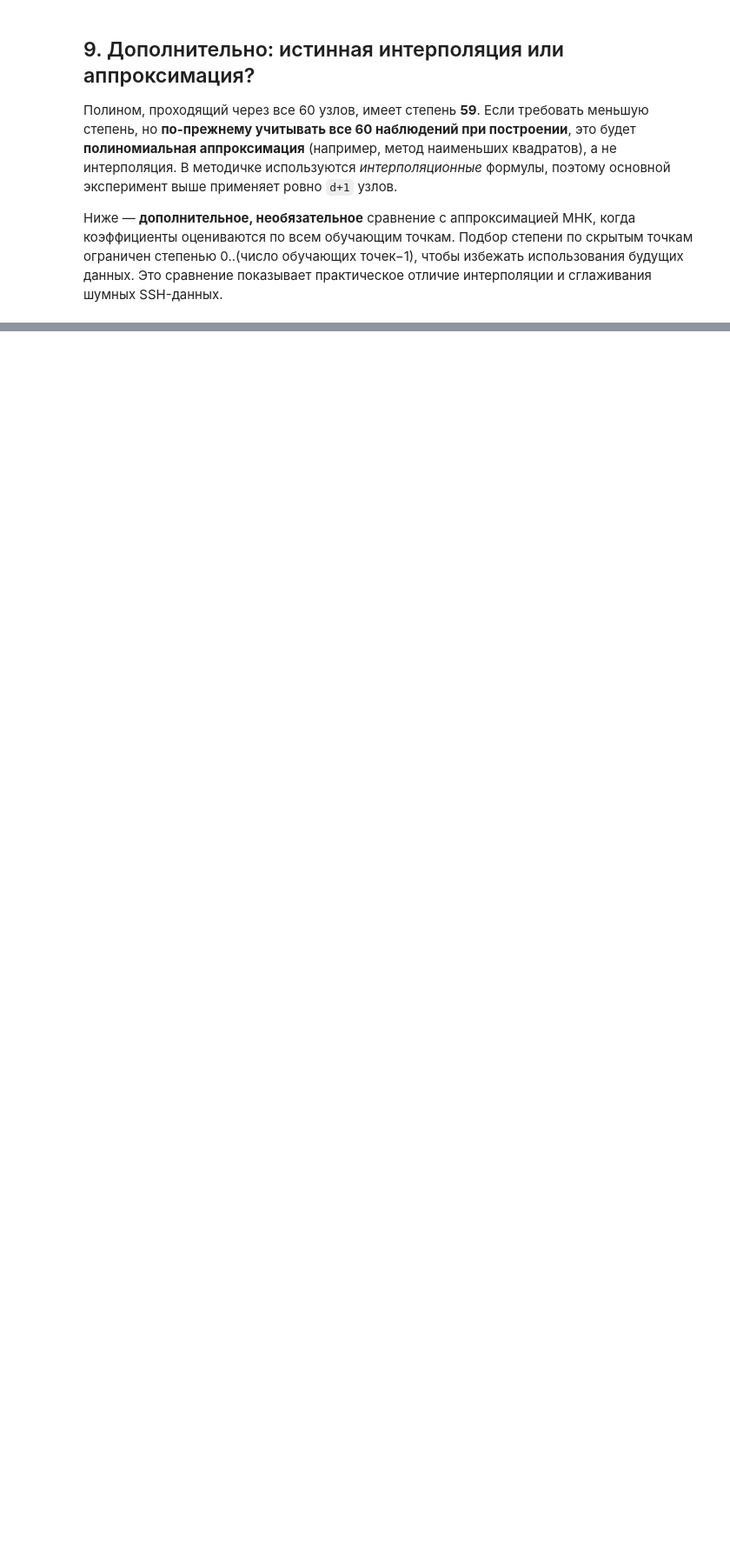
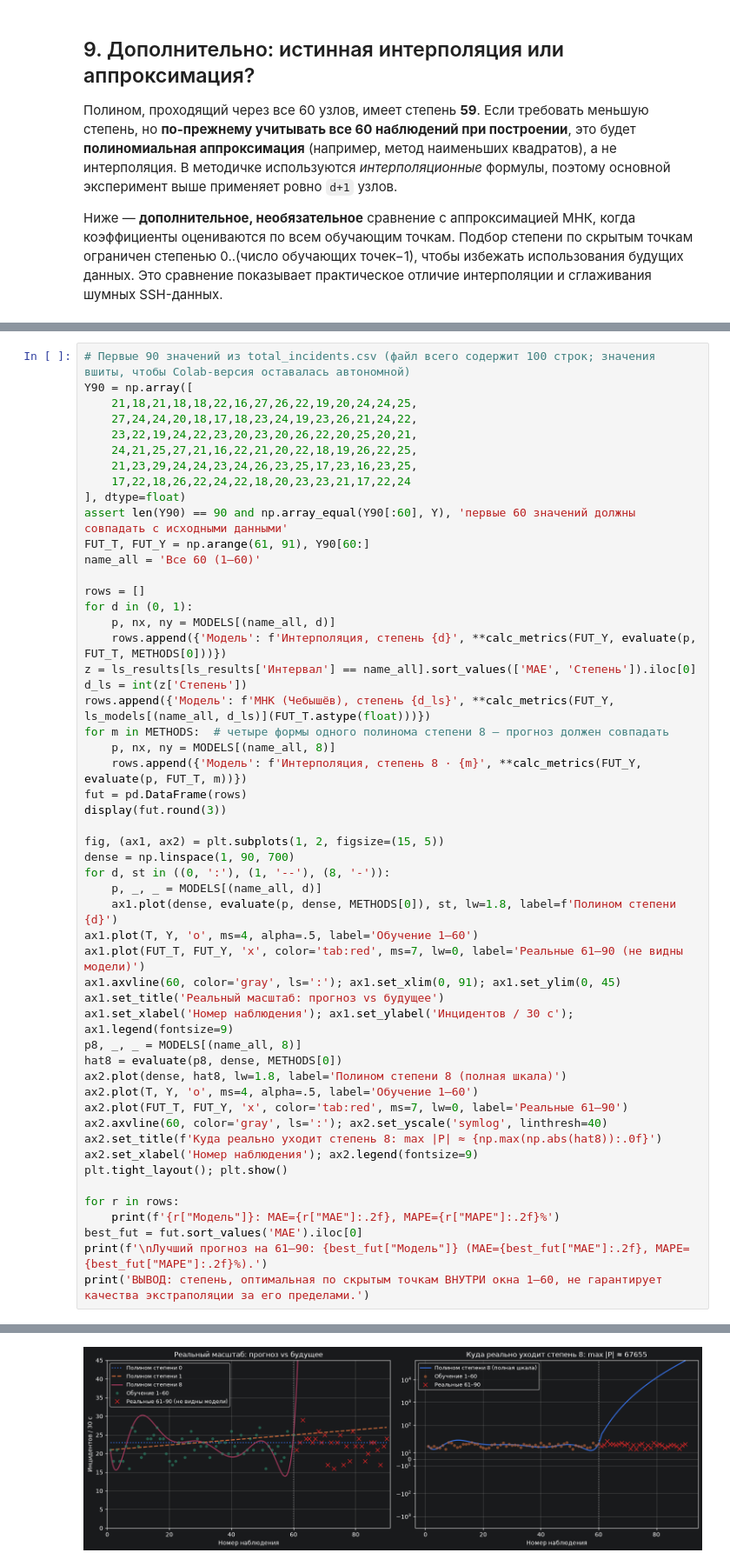
Before and after one commit to Llooleg/Ermakova10SEM, a Jupyter notebook: Практическая_4_SSH_полный_перебор_степеней_4_метода_Colab.ipynb, the cells around one changed output, grey strips where cells are left out. Shown at 87% size. Drawn from its saved outputs; the diff is of its cells as text; blank space fills up the shorter version.

```diff
--- a/Практическая_4_SSH_полный_перебор_степеней_4_метода_Colab.ipynb
+++ b/Практическая_4_SSH_полный_перебор_степеней_4_метода_Colab.ipynb
@@ -595,0 +552,53 @@ for name in INTERVALS:
+# %%
+# Первые 90 значений из total_incidents.csv (файл всего содержит 100 строк; значения вшиты, чтобы Colab-версия оставалась автономной)
+Y90 = np.array([
+    21,18,21,18,18,22,16,27,26,22,19,20,24,24,25,
+    27,24,24,20,18,17,18,23,24,19,23,26,21,24,22,
+    23,22,19,24,22,23,20,23,20,26,22,20,25,20,21,
+    24,21,25,27,21,16,22,21,20,22,18,19,26,22,25,
+    21,23,29,24,24,23,24,26,23,25,17,23,16,23,25,
+    17,22,18,26,22,24,22,18,20,23,23,21,17,22,24
+], dtype=float)
+assert len(Y90) == 90 and np.array_equal(Y90[:60], Y), 'первые 60 значений должны совпадать с исходными данными'
+FUT_T, FUT_Y = np.arange(61, 91), Y90[60:]
+name_all = 'Все 60 (1–60)'
+
+rows = []
+for d in (0, 1):
+    p, nx, ny = MODELS[(name_all, d)]
+    rows.append({'Модель': f'Интерполяция, степень {d}', **calc_metrics(FUT_Y, evaluate(p, FUT_T, METHODS[0]))})
+z = ls_results[ls_results['Интервал'] == name_all].sort_values(['MAE', 'Степень']).iloc[0]
+d_ls = int(z['Степень'])
+rows.append({'Модель': f'МНК (Чебышёв), степень {d_ls}', **calc_metrics(FUT_Y, ls_models[(name_all, d_ls)](FUT_T.astype(float)))})
+for m in METHODS:  # четыре формы одного полинома степени 8 — прогноз должен совпадать
+    p, nx, ny = MODELS[(name_all, 8)]
+    rows.append({'Модель': f'Интерполяция, степень 8 · {m}', **calc_metrics(FUT_Y, evaluate(p, FUT_T, m))})
+fut = pd.DataFrame(rows)
+display(fut.round(3))
+
+fig, (ax1, ax2) = plt.subplots(1, 2, figsize=(15, 5))
+dense = np.linspace(1, 90, 700)
+for d, st in ((0, ':'), (1, '--'), (8, '-')):
+    p, _, _ = MODELS[(name_all, d)]
+    ax1.plot(dense, evaluate(p, dense, METHODS[0]), st, lw=1.8, label=f'Полином степени {d}')
+ax1.plot(T, Y, 'o', ms=4, alpha=.5, label='Обучение 1–60')
+ax1.plot(FUT_T, FUT_Y, 'x', color='tab:red', ms=7, lw=0, label='Реальные 61–90 (не видны модели)')
+ax1.axvline(60, color='gray', ls=':'); ax1.set_xlim(0, 91); ax1.set_ylim(0, 45)
+ax1.set_title('Реальный масштаб: прогноз vs будущее')
+ax1.set_xlabel('Номер наблюдения'); ax1.set_ylabel('Инцидентов / 30 с'); ax1.legend(fontsize=9)
+p8, _, _ = MODELS[(name_all, 8)]
+hat8 = evaluate(p8, dense, METHODS[0])
+ax2.plot(dense, hat8, lw=1.8, label='Полином степени 8 (полная шкала)')
+ax2.plot(T, Y, 'o', ms=4, alpha=.5, label='Обучение 1–60')
+ax2.plot(FUT_T, FUT_Y, 'x', color='tab:red', ms=7, lw=0, label='Реальные 61–90')
+ax2.axvline(60, color='gray', ls=':'); ax2.set_yscale('symlog', linthresh=40)
+ax2.set_title(f'Куда реально уходит степень 8: max |P| ≈ {np.max(np.abs(hat8)):.0f}')
+ax2.set_xlabel('Номер наблюдения'); ax2.legend(fontsize=9)
+plt.tight_layout(); plt.show()
+
+for r in rows:
+    print(f'{r["Модель"]}: MAE={r["MAE"]:.2f}, MAPE={r["MAPE"]:.2f}%')
+best_fut = fut.sort_values('MAE').iloc[0]
+print(f'\nЛучший прогноз на 61–90: {best_fut["Модель"]} (MAE={best_fut["MAE"]:.2f}, MAPE={best_fut["MAPE"]:.2f}%).')
+print('ВЫВОД: степень, оптимальная по скрытым точкам ВНУТРИ окна 1–60, не гарантирует качества экстраполяции за его пределами.')
+# %% [output]
@@ -595,0 +613 @@ for name in INTERVALS:
+[figure, added]
```
Also changed, not shown: parts of 16 cells of this notebook.
